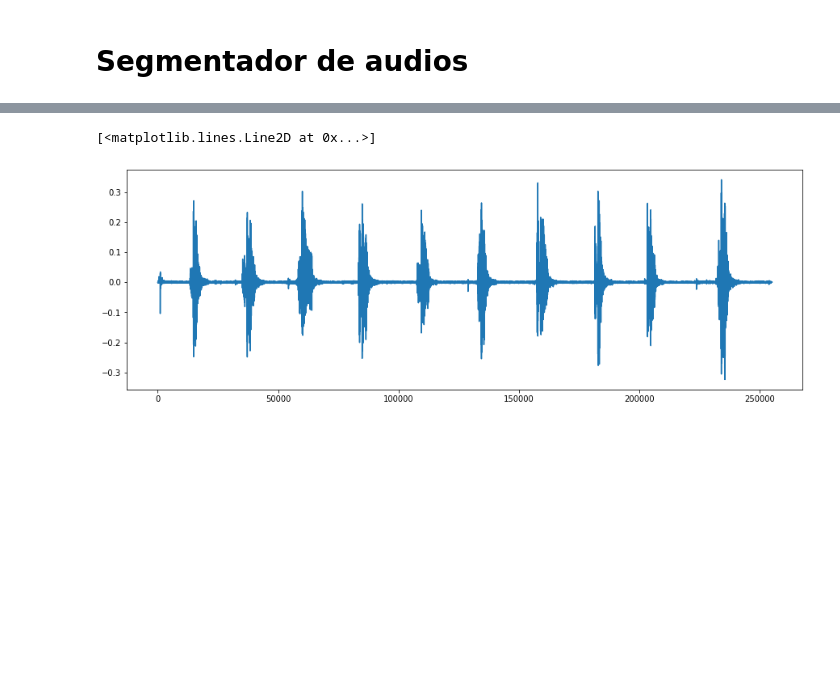
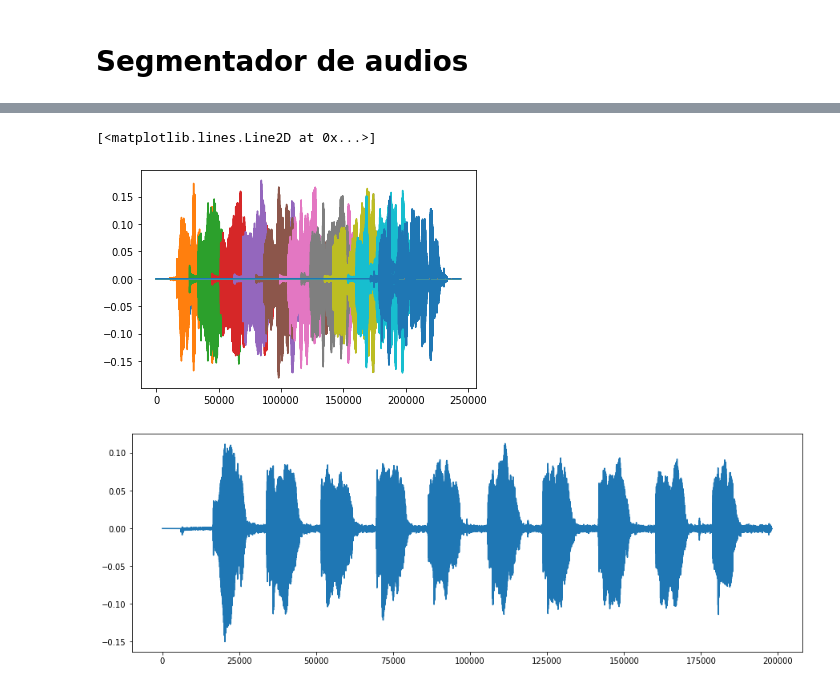
Before and after one commit to francotestori/aauba_02, a Jupyter notebook: Segmentador_de_audios.ipynb, the cells around one changed output, grey strips where cells are left out. Saved outputs shown, nothing was run; the diff lists cells and outputs as text; code cells hidden in the pictures; blank space fills up the shorter version.

Commit message:
El segmentador de audios procesa carpetas

```diff
--- a/Segmentador_de_audios.ipynb
+++ b/Segmentador_de_audios.ipynb
@@ -11,10 +12,26 @@ import soundfile as sf
+# %%
+def audio_segmenter(folder,Audiofile,digit):
+    x, fs = librosa.core.load(f'{folder}/{Audiofile}.wav',sr=16000)
+    #display(Audio(x,rate=fs))
+    esx=7000
+    split_points = librosa.effects.split(x,top_db=10)
+    Path(f"{folder}/Segmentos_{digit}").mkdir(parents=True, exist_ok=True)
+    for i,split in enumerate(split_points):
+        xplot = np.zeros_like(x)
+        xplot[split[0]-esx:split[1]+esx] = x[split[0]-esx:split[1]+esx]
+        plt.plot(xplot)
+        #display(Audio(x[split[0]-esx:split[1]+esx],rate=fs))
+        sf.write(f'{folder}/Segmentos_{digit}/{Audiofile}_{i}.wav',x[split[0]-esx:split[1]+esx],fs)
+    return x,fs
 # %%
 Audiofile = 'Audio2'
-x, fs = librosa.core.load(f'Lucho/{Audiofile}.wav',sr=16000)
+for k in range(10):
+    x,fs = audio_segmenter('Caro',f'living_caro_{k}',k)
 display(Audio(x,rate=fs))
 plt.figure(figsize=(15,5))
 plt.plot(x)
 # %% [output]
 [interactive output not drawn]
 [<matplotlib.lines.Line2D at 0x...>]
-[figure, old version]
+[figure, new version]
+[figure, added]
```
Also changed, not shown: parts of 3 cells of this notebook.
